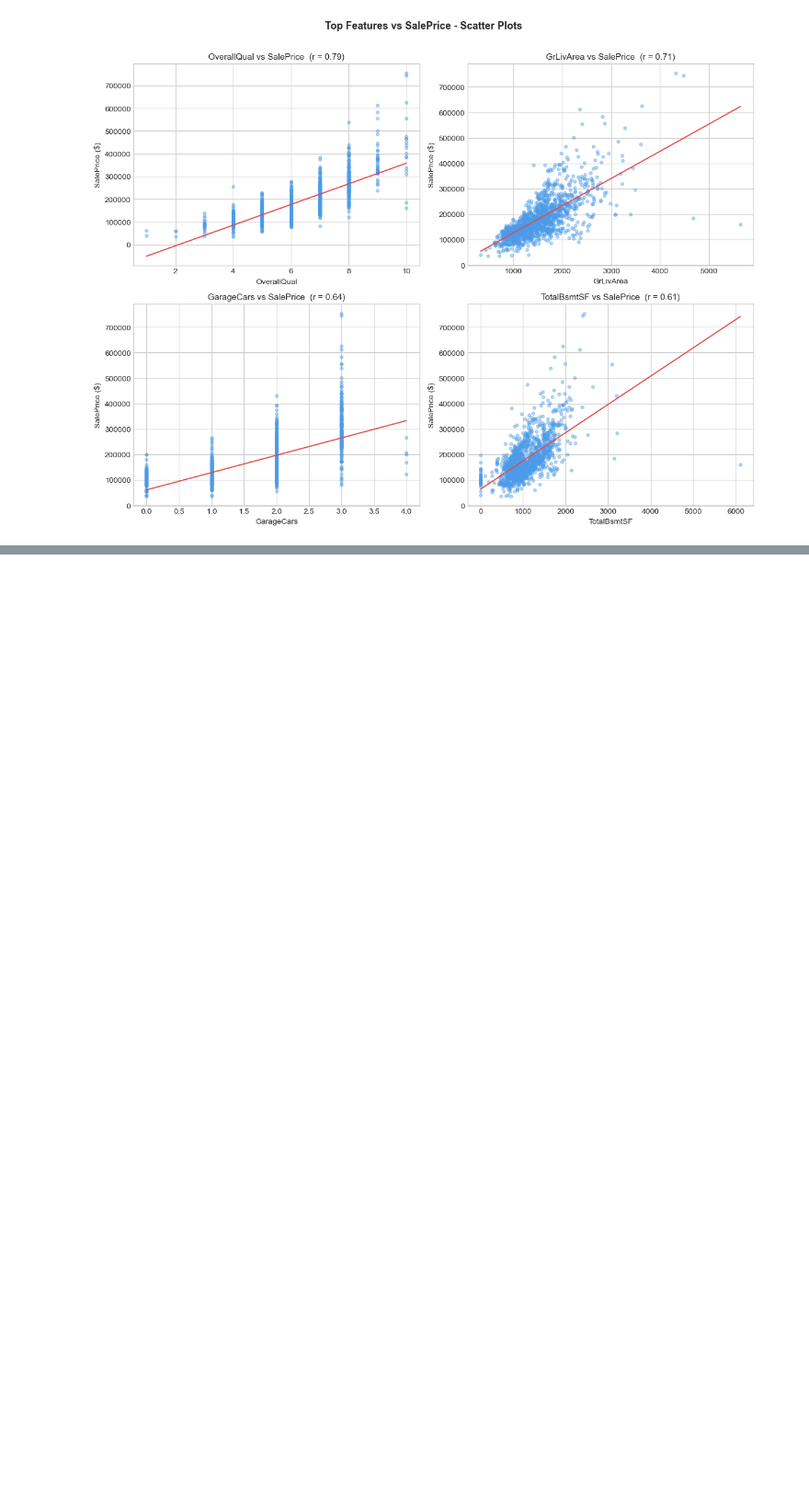
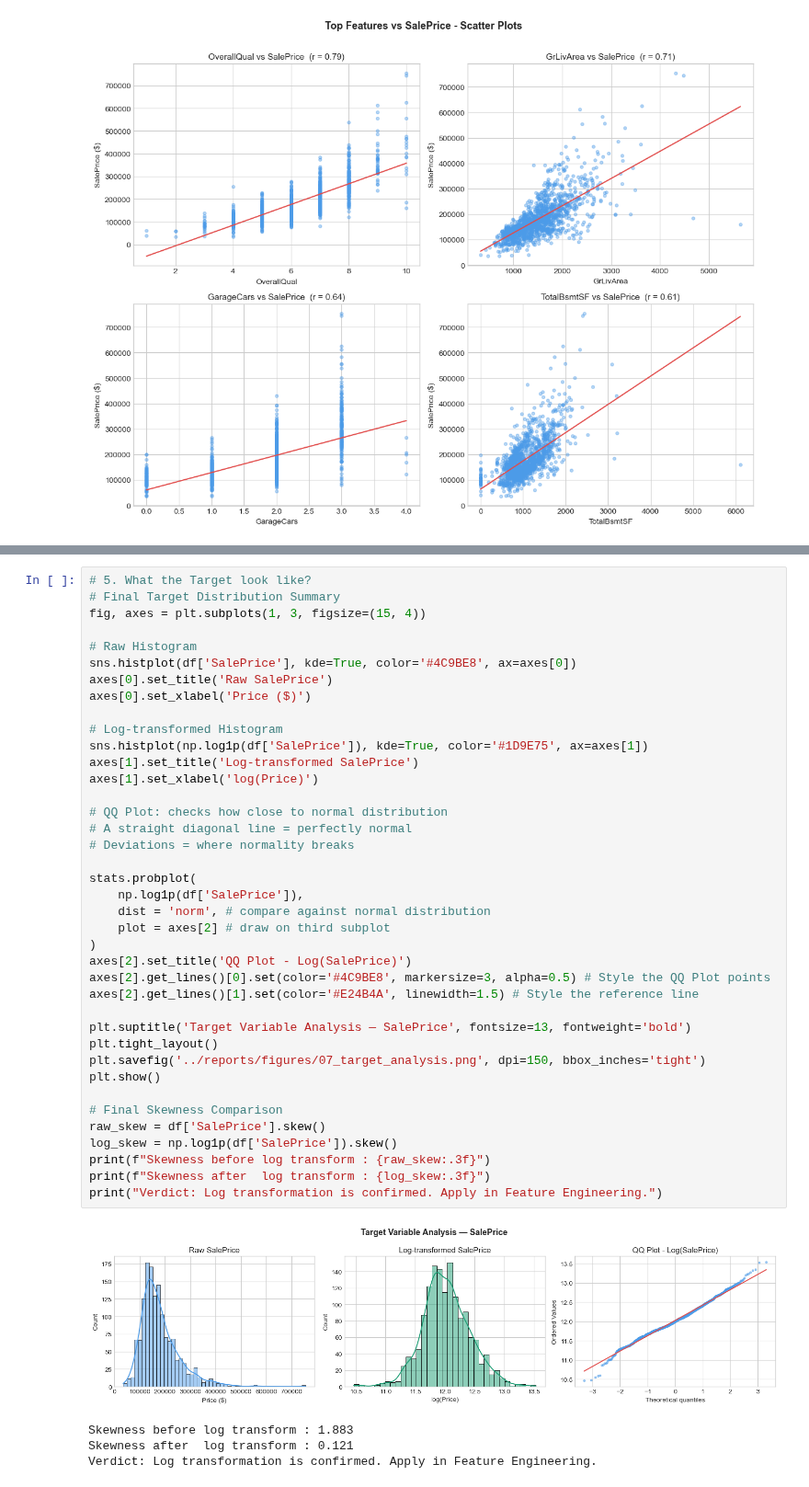
Before and after one commit to proshanta-pal/Core-Machine-Learning-, a Jupyter notebook: EDA/notebooks/01_eda.ipynb, the cells around one changed output, grey strips where cells are left out. Shown at 92% size. Cells and saved outputs as stored; diff of their text form; blank space fills up the shorter version.

Commit message:
Target distribution analysis and perform eda in titanic datasets

```diff
--- a/EDA/notebooks/01_eda.ipynb
+++ b/EDA/notebooks/01_eda.ipynb
@@ -480,3 +481,47 @@ plt.savefig('../reports/figures/06_categorical_analysis.png', dpi=150, bbox_inch
 plt.show()
 # %% [output]
 [figure]
+# %%
+# 5. What the Target look like?
+# Final Target Distribution Summary
+fig, axes = plt.subplots(1, 3, figsize=(15, 4))
+
+# Raw Histogram
+sns.histplot(df['SalePrice'], kde=True, color='#4C9BE8', ax=axes[0])
+axes[0].set_title('Raw SalePrice')
+axes[0].set_xlabel('Price ($)')
+
+# Log-transformed Histogram
+sns.histplot(np.log1p(df['SalePrice']), kde=True, color='#1D9E75', ax=axes[1])
+axes[1].set_title('Log-transformed SalePrice')
+axes[1].set_xlabel('log(Price)')
+
+# QQ Plot: checks how close to normal distribution
+# A straight diagonal line = perfectly normal
+# Deviations = where normality breaks
+
+stats.probplot(
+    np.log1p(df['SalePrice']),
+    dist = 'norm', # compare against normal distribution
+    plot = axes[2] # draw on third subplot
+)
+axes[2].set_title('QQ Plot - Log(SalePrice)')
+axes[2].get_lines()[0].set(color='#4C9BE8', markersize=3, alpha=0.5) # Style the QQ Plot points
+axes[2].get_lines()[1].set(color='#E24B4A', linewidth=1.5) # Style the reference line
+
+plt.suptitle('Target Variable Analysis — SalePrice', fontsize=13, fontweight='bold')
+plt.tight_layout()
+plt.savefig('../reports/figures/07_target_analysis.png', dpi=150, bbox_inches='tight')
+plt.show()
+
+# Final Skewness Comparison
+raw_skew = df['SalePrice'].skew()
+log_skew = np.log1p(df['SalePrice']).skew()
+print(f"Skewness before log transform : {raw_skew:.3f}")
+print(f"Skewness after  log transform : {log_skew:.3f}")
+print("Verdict: Log transformation is confirmed. Apply in Feature Engineering.")
+# %% [output]
+[figure, added]
+Skewness before log transform : 1.883
+Skewness after  log transform : 0.121
+Verdict: Log transformation is confirmed. Apply in Feature Engineering.
```
Also changed, not shown: parts of 5 cells of this notebook, 7 other files.
